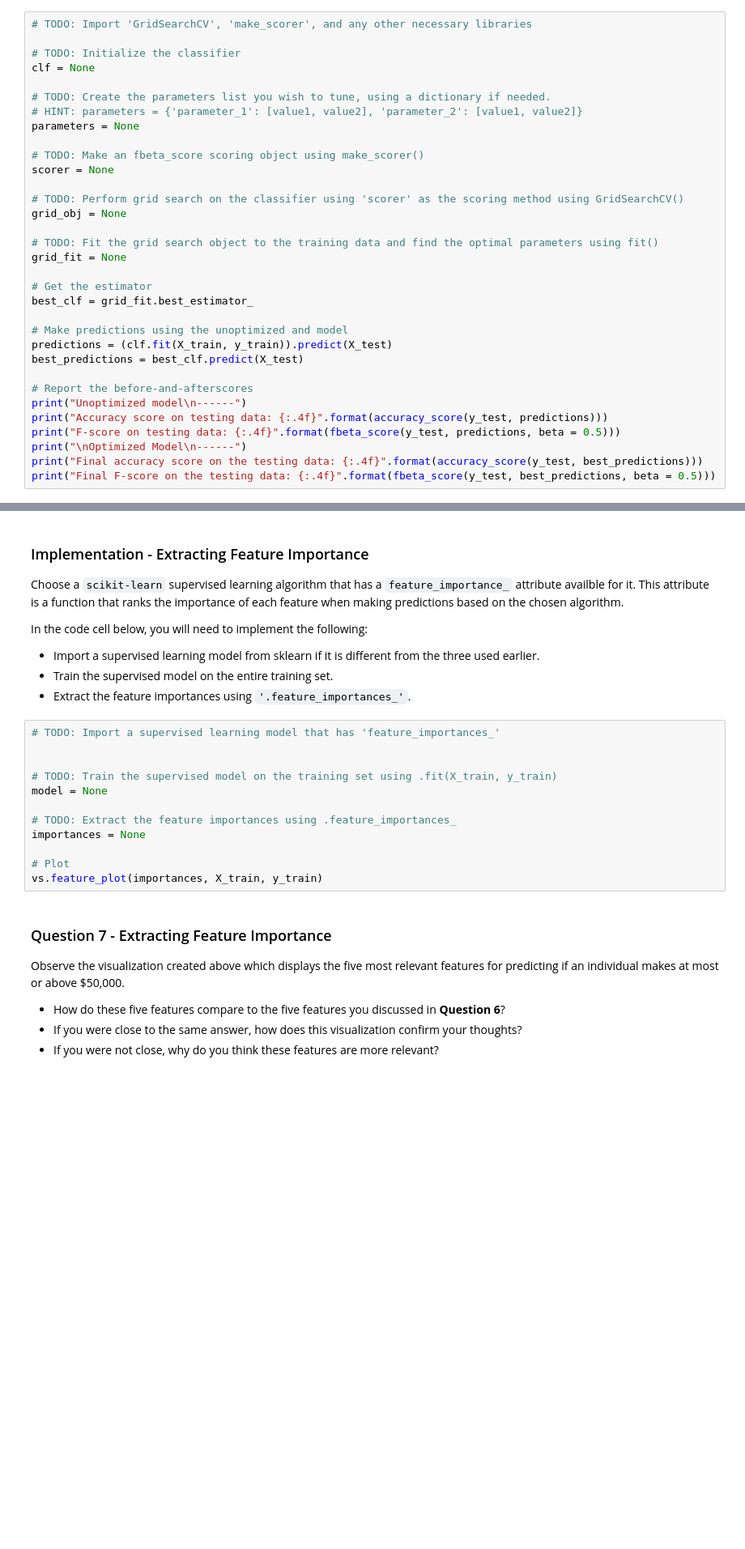
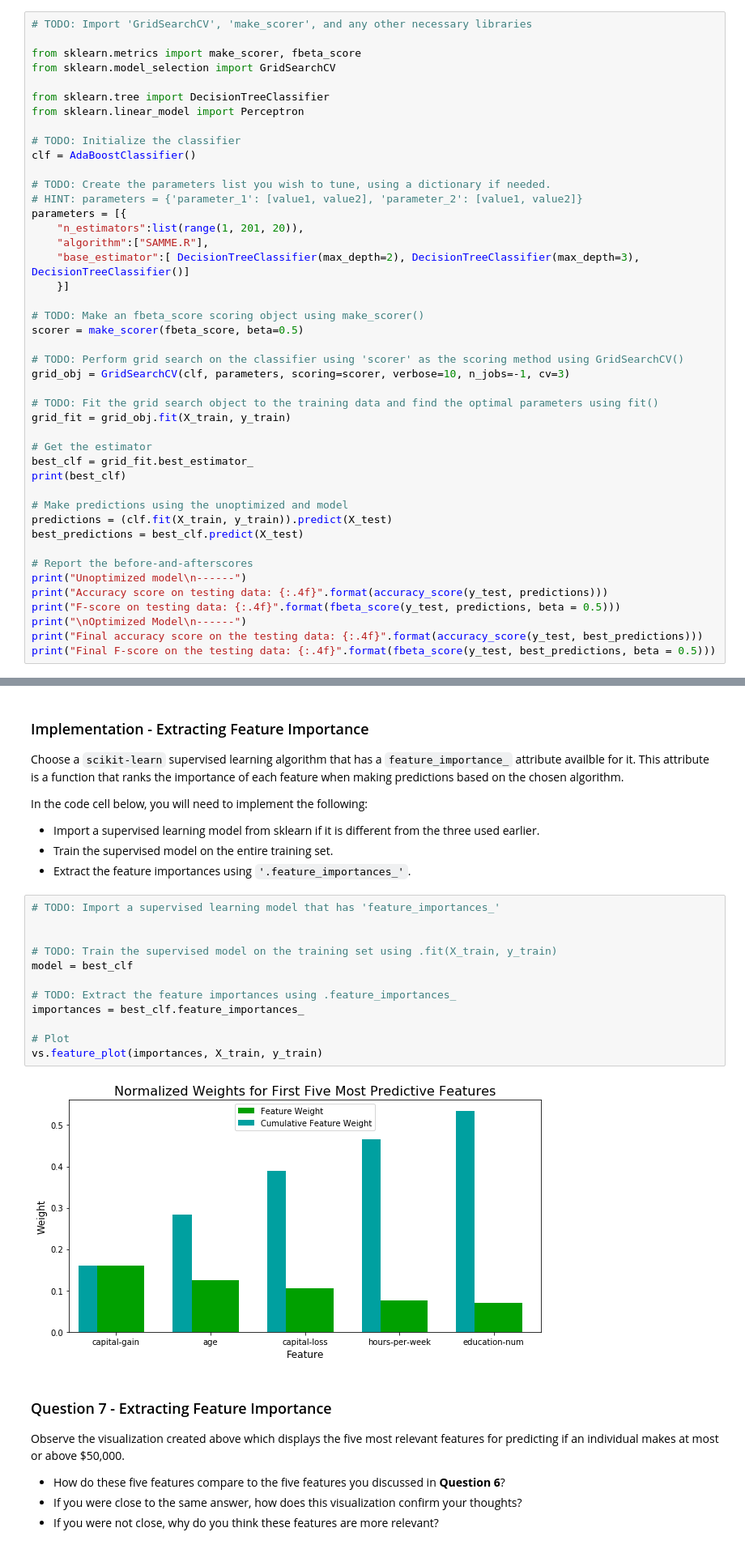
Before and after one commit to Husseinat/ml-udacity-finding_donors, a Jupyter notebook: finding_donors.ipynb, the cells around one changed output, grey strips where cells are left out. Shown: that part at 81% size. Drawn from its saved outputs; the diff is of its cells as text; blank space fills up the shorter version.

```diff
--- a/finding_donors.ipynb
+++ b/finding_donors.ipynb
@@ -409,24 +455,35 @@ Fine tune the chosen model. Use grid search (`GridSearchCV`) with at least one i
 # %%
 # TODO: Import 'GridSearchCV', 'make_scorer', and any other necessary libraries
 
+from sklearn.metrics import make_scorer, fbeta_score
+from sklearn.model_selection import GridSearchCV
+
+from sklearn.tree import DecisionTreeClassifier
+from sklearn.linear_model import Perceptron
+
 # TODO: Initialize the classifier
-clf = None
+clf = AdaBoostClassifier()
 
 # TODO: Create the parameters list you wish to tune, using a dictionary if needed.
 # HINT: parameters = {'parameter_1': [value1, value2], 'parameter_2': [value1, value2]}
-parameters = None
+parameters = [{
+    "n_estimators":list(range(1, 201, 20)),
+    "algorithm":["SAMME.R"],
+    "base_estimator":[ DecisionTreeClassifier(max_depth=2), DecisionTreeClassifier(max_depth=3), DecisionTreeClassifier()]
+    }]
 
 # TODO: Make an fbeta_score scoring object using make_scorer()
-scorer = None
+scorer = make_scorer(fbeta_score, beta=0.5)
 
 # TODO: Perform grid search on the classifier using 'scorer' as the scoring method using GridSearchCV()
-grid_obj = None
+grid_obj = GridSearchCV(clf, parameters, scoring=scorer, verbose=10, n_jobs=-1, cv=3)
 
 # TODO: Fit the grid search object to the training data and find the optimal parameters using fit()
-grid_fit = None
+grid_fit = grid_obj.fit(X_train, y_train)
 
 # Get the estimator
 best_clf = grid_fit.best_estimator_
+print(best_clf)
 
 # Make predictions using the unoptimized and model
 predictions = (clf.fit(X_train, y_train)).predict(X_test)
@@ -479,15 +568,17 @@ In the code cell below, you will need to implement the following:
 # %%
 # TODO: Import a supervised learning model that has 'feature_importances_'
 
 
 # TODO: Train the supervised model on the training set using .fit(X_train, y_train)
-model = None
+model = best_clf
 
 # TODO: Extract the feature importances using .feature_importances_
-importances = None
+importances = best_clf.feature_importances_
 
 # Plot
 vs.feature_plot(importances, X_train, y_train)
+# %% [output]
+[figure, added]
 # %% [markdown]
 ### Question 7 - Extracting Feature Importance
 
```
Also changed, not shown: parts of 23 cells of this notebook.
